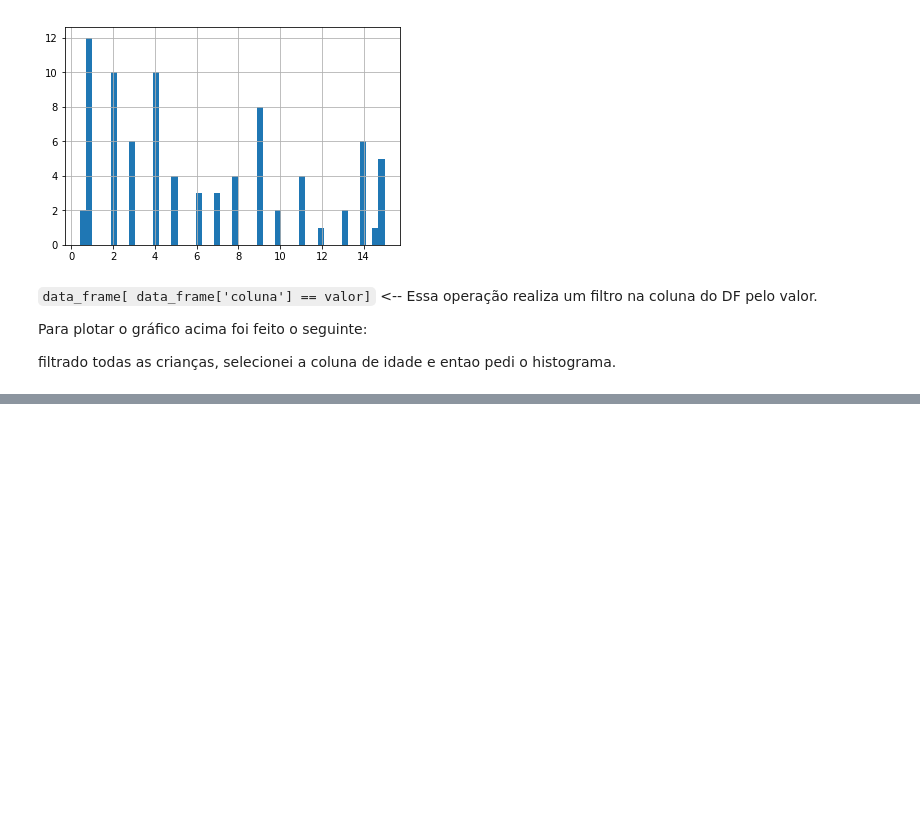
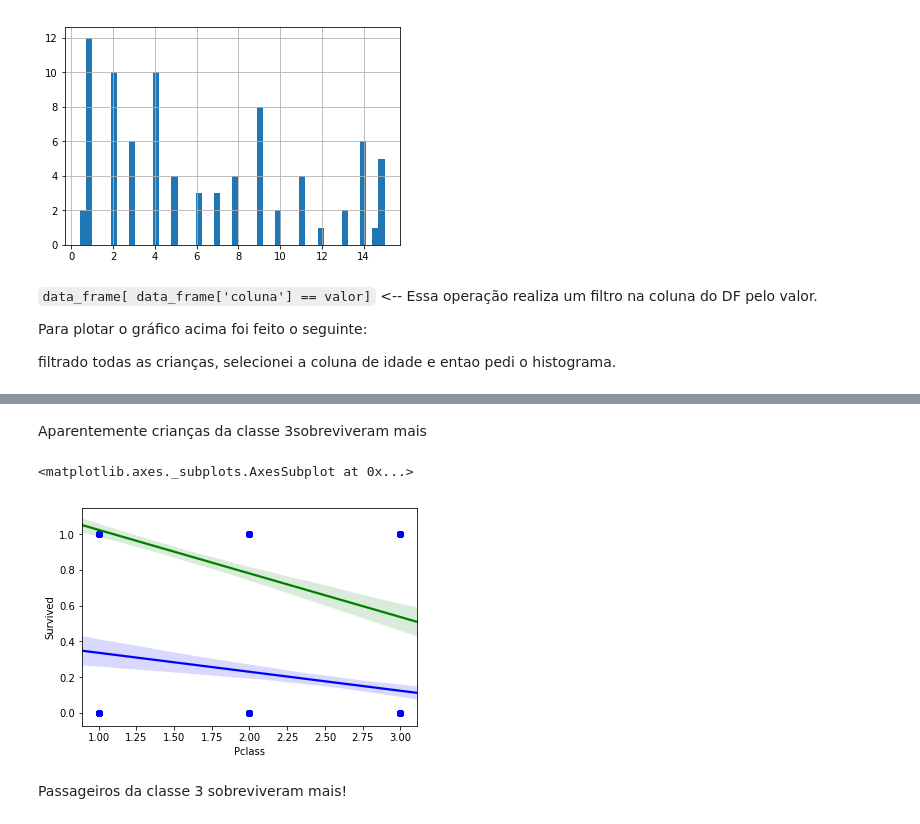
Before and after one commit to SabinoGs/DataAnalysisEducation, a Jupyter notebook: Projects/Titanic - Kaggle.ipynb, the cells around one changed output, grey strips where cells are left out. Saved outputs shown, nothing was run; the diff lists cells and outputs as text; code cells hidden in the pictures; blank space fills up the shorter version.

```diff
--- a/Projects/Titanic - Kaggle.ipynb
+++ b/Projects/Titanic - Kaggle.ipynb
@@ -183,0 +186,19 @@ sns.regplot(titanic_df[titanic_df['person'] == 'child']['Age'],
+# %% [markdown]
+Aparentemente crianças da classe 3sobreviveram mais
+# %%
+sns.regplot(
+    titanic_df[titanic_df['Sex']=='female']['Pclass'],
+    titanic_df[titanic_df['Sex']=='female']['Survived'],
+    color="green"
+)
+
+sns.regplot(
+    titanic_df[titanic_df['Sex']=='male']['Pclass'],
+    titanic_df[titanic_df['Sex']=='male']['Survived'],
+    color = "blue"
+    )
+# %% [output]
+<matplotlib.axes._subplots.AxesSubplot at 0x...>
+[figure, added]
+# %% [markdown]
+Passageiros da classe 3 sobreviveram mais!
```
Also changed, not shown: parts of 1 cell of this notebook.
